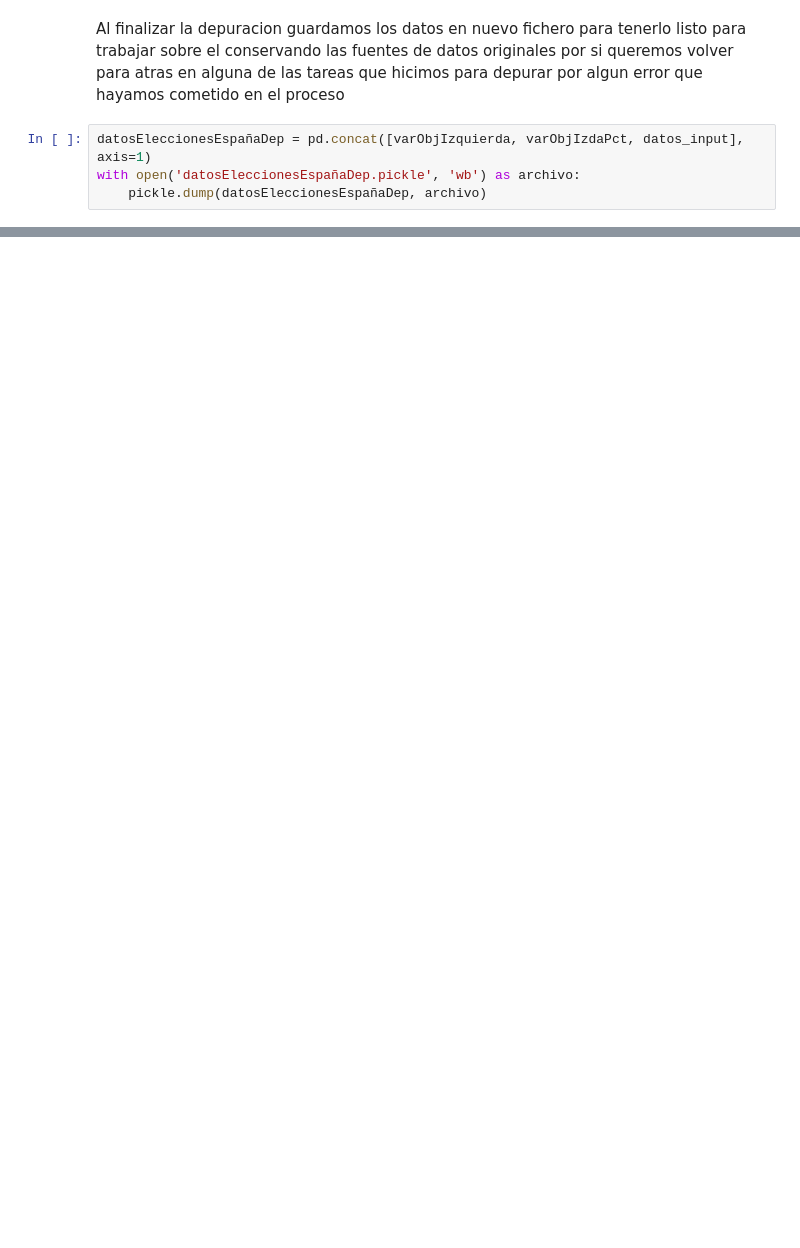
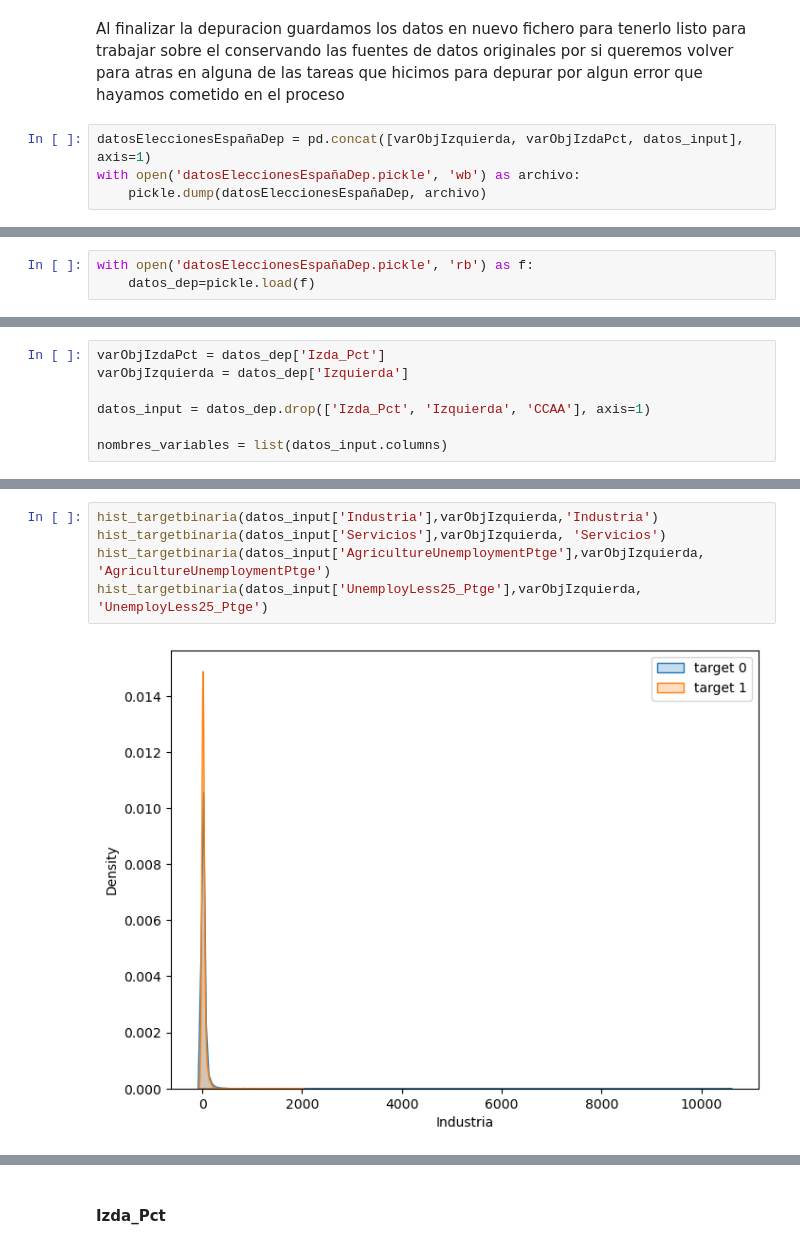
Before and after one commit to PabloPaezSheridan/SpainElectionsModel, a Jupyter notebook: Solution/PabloPaez_ModelizacionPredictiva.ipynb, the cells around one changed output, grey strips where cells are left out. Cells and saved outputs as stored; diff of their text form; blank space fills up the shorter version.

```diff
--- a/Solution/PabloPaez_ModelizacionPredictiva.ipynb
+++ b/Solution/PabloPaez_ModelizacionPredictiva.ipynb
@@ -211,0 +198,3 @@ with open('datosEleccionesEspañaDep.pickle', 'wb') as archivo:
+# %%
+with open('datosEleccionesEspañaDep.pickle', 'rb') as f:
+    datos_dep=pickle.load(f)
@@ -211,0 +205,7 @@ with open('datosEleccionesEspañaDep.pickle', 'wb') as archivo:
+# %%
+varObjIzdaPct = datos_dep['Izda_Pct']
+varObjIzquierda = datos_dep['Izquierda']
+
+datos_input = datos_dep.drop(['Izda_Pct', 'Izquierda', 'CCAA'], axis=1)
+
+nombres_variables = list(datos_input.columns)
@@ -211,0 +258,7 @@ with open('datosEleccionesEspañaDep.pickle', 'wb') as archivo:
+# %%
+hist_targetbinaria(datos_input['Industria'],varObjIzquierda,'Industria')
+hist_targetbinaria(datos_input['Servicios'],varObjIzquierda, 'Servicios')
+hist_targetbinaria(datos_input['AgricultureUnemploymentPtge'],varObjIzquierda, 'AgricultureUnemploymentPtge')
+hist_targetbinaria(datos_input['UnemployLess25_Ptge'],varObjIzquierda, 'UnemployLess25_Ptge')
+# %% [output]
+[figure, added]
@@ -211,0 +268,2 @@ with open('datosEleccionesEspañaDep.pickle', 'wb') as archivo:
+# %% [markdown]
+<h4>Izda_Pct</h4>
```
Also changed, not shown: parts of 31 cells of this notebook, 1 other file.
